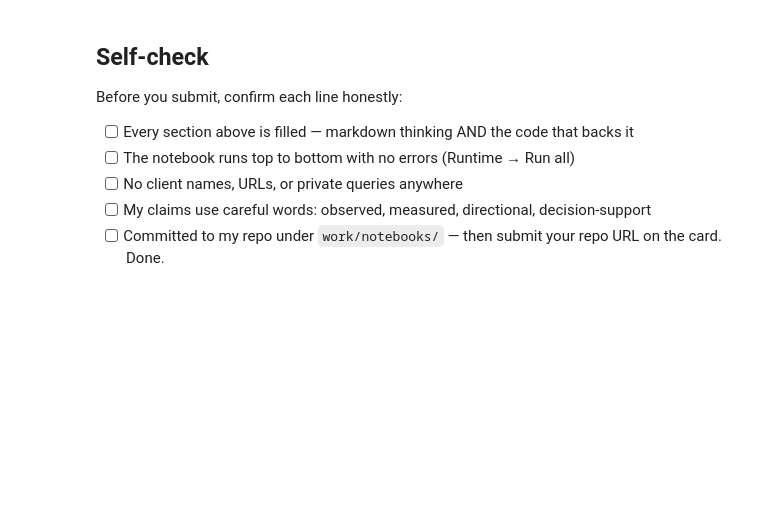
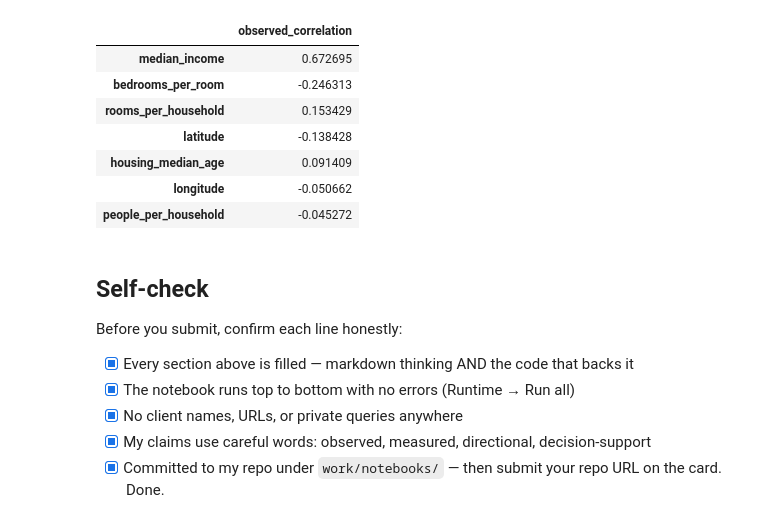
Before and after one commit to KhanhGiauTen/flyrankAI, a Jupyter notebook: work/notebooks/w02_ml_task_framing.ipynb, the cells around one changed output. Cells and saved outputs as stored; diff of their text form; code cells hidden in the pictures; blank space fills up the shorter version.

```diff
--- a/work/notebooks/w02_ml_task_framing.ipynb
+++ b/work/notebooks/w02_ml_task_framing.ipynb
@@ -44,10 +177,53 @@ This skeleton is yours to fill. Work the sections **in order** — each one has
+# %%
+pattern_check = lane_df.copy()
+
+pattern_check["rooms_per_household"] = (
+    pattern_check["total_rooms"] / pattern_check["households"]
+)
+
+pattern_check["bedrooms_per_room"] = (
+    pattern_check["total_bedrooms"] / pattern_check["total_rooms"]
+)
+
+pattern_check["people_per_household"] = (
+    pattern_check["population"] / pattern_check["households"]
+)
+
+selected_correlations = (
+    pattern_check[
+        [
+            "median_income",
+            "longitude",
+            "latitude",
+            "housing_median_age",
+            "rooms_per_household",
+            "bedrooms_per_room",
+            "people_per_household",
+            "median_house_value",
+        ]
+    ]
+    .corr()["median_house_value"]
+    .drop("median_house_value")
+    .sort_values(key=abs, ascending=False)
+)
+
+display(selected_correlations.to_frame("observed_correlation"))
+# %% [output]
+|  | observed_correlation |
+| median_income | 0.672695 |
+| bedrooms_per_room | -0.246313 |
+| rooms_per_household | 0.153429 |
+| latitude | -0.138428 |
+| housing_median_age | 0.091409 |
+| longitude | -0.050662 |
+| people_per_household | -0.045272 |
 # %% [markdown]
 ## Self-check
 
 Before you submit, confirm each line honestly:
 
-- [ ] Every section above is filled — markdown thinking AND the code that backs it
-- [ ] The notebook runs top to bottom with no errors (Runtime → Run all)
-- [ ] No client names, URLs, or private queries anywhere
-- [ ] My claims use careful words: observed, measured, directional, decision-support
-- [ ] Committed to my repo under `work/notebooks/` — then submit your repo URL on the card. Done.
+- [x] Every section above is filled — markdown thinking AND the code that backs it
+- [x] The notebook runs top to bottom with no errors (Runtime → Run all)
+- [x] No client names, URLs, or private queries anywhere
+- [x] My claims use careful words: observed, measured, directional, decision-support
+- [x] Committed to my repo under `work/notebooks/` — then submit your repo URL on the card. Done.
```
Also changed, not shown: parts of 18 cells of this notebook.
